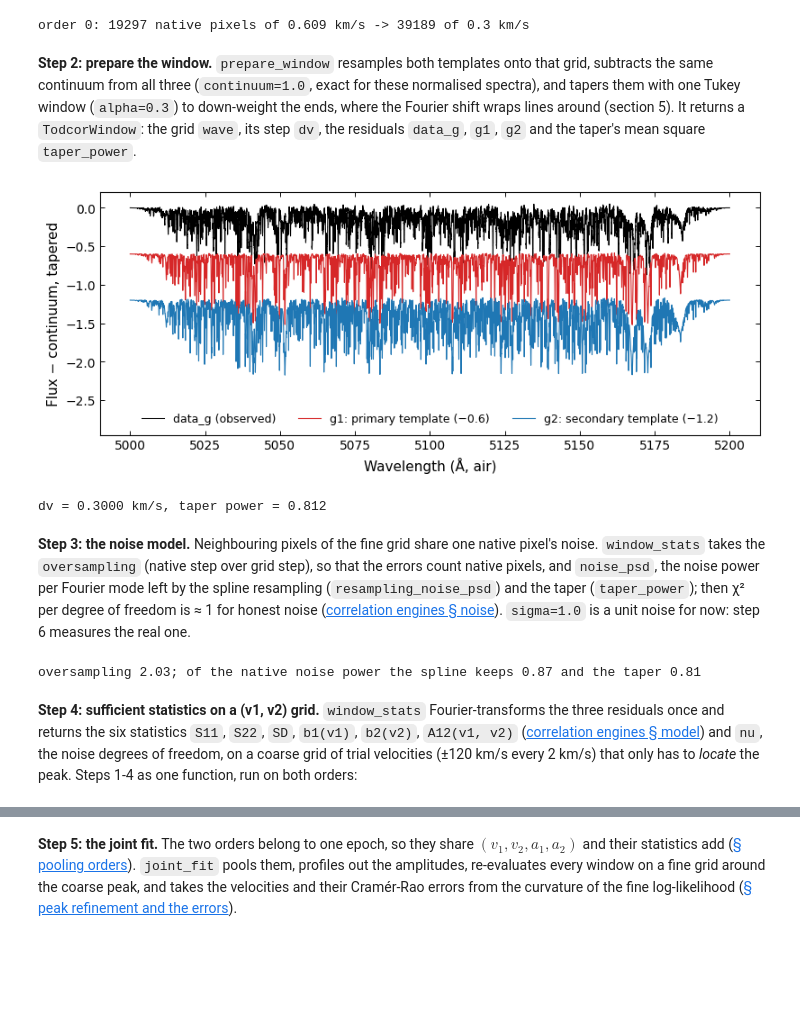
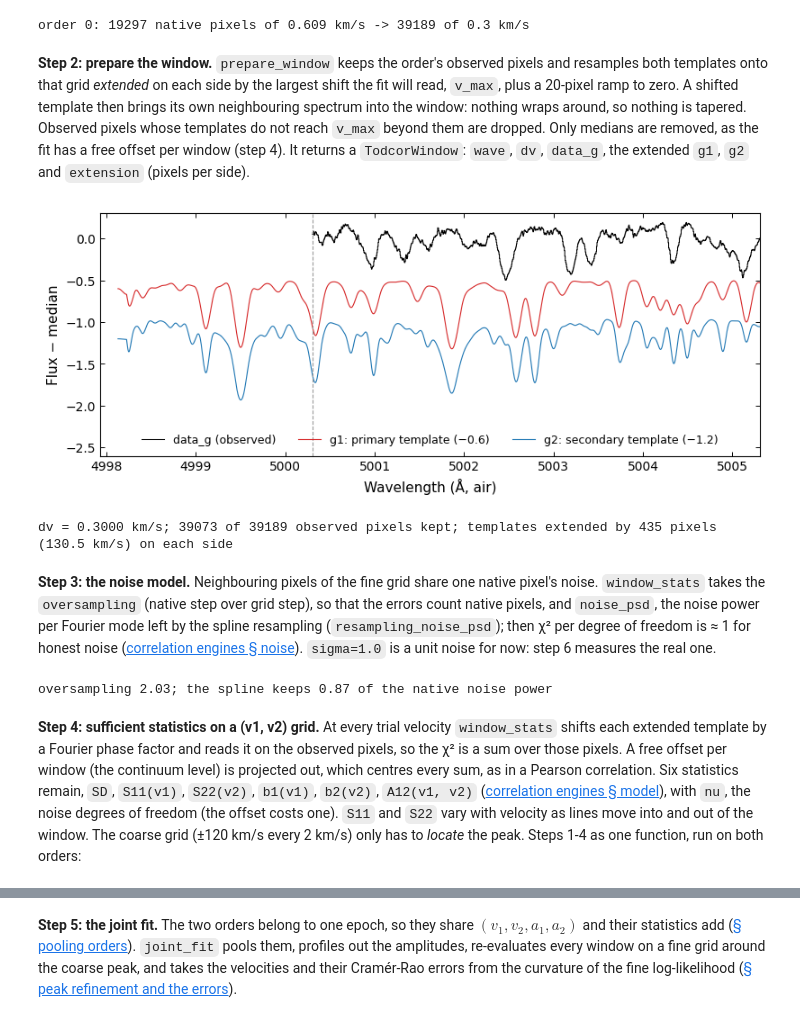
Before and after one commit to SPARTA-dev/SPARTA, a Jupyter notebook: examples/tutorials/04_todcor.ipynb, the cells around one changed output, grey strips where cells are left out. Saved outputs shown, nothing was run; the diff lists cells and outputs as text; code cells hidden in the pictures; blank space fills up the shorter version.

```diff
--- a/examples/tutorials/04_todcor.ipynb
+++ b/examples/tutorials/04_todcor.ipynb
@@ -126,53 +126,66 @@ print(f"order {o}: {wave.size} native pixels of {native:.3f} km/s -> {w_log.size
 # %% [output]
 order 0: 19297 native pixels of 0.609 km/s -> 39189 of 0.3 km/s
 # %% [markdown]
-**Step 2: prepare the window.** `prepare_window` resamples both templates onto that grid,
-subtracts the same continuum from all three (`continuum=1.0`, exact for these normalised
-spectra), and tapers them with one Tukey window (`alpha=0.3`) to down-weight the ends, where the
-Fourier shift wraps lines around (section 5). It returns a `TodcorWindow`: the grid `wave`, its
-step `dv`, the residuals `data_g`, `g1`, `g2` and the taper's mean square `taper_power`.
+**Step 2: prepare the window.** `prepare_window` keeps the order's observed pixels and
+resamples both templates onto that grid *extended* on each side by the largest shift the fit will
+read, `v_max`, plus a 20-pixel ramp to zero. A shifted template then brings its own neighbouring
+spectrum into the window: nothing wraps around, so nothing is tapered. Observed pixels whose
+templates do not reach `v_max` beyond them are dropped. Only medians are removed, as the fit has
+a free offset per window (step 4). It returns a `TodcorWindow`: `wave`, `dv`, `data_g`, the
+extended `g1`, `g2` and `extension` (pixels per side).
 # %%
-# Step 2: prepare the window (templates onto the grid, continuum removed, tapered)
-ALPHA, CONTINUUM = 0.3, 1.0
-win = prepare_window(w_log, f_log, *primary[o], *secondary[o], continuum=CONTINUUM, alpha=ALPHA)
+# Trial velocities to ±120 km/s every 2 km/s (step 4); the fine map (step 5) reaches 2 steps further
+VEL_BOUND, DVEL = 120, 2.0                                # km/s
+V_MAX = VEL_BOUND + 2 * DVEL                              # km/s, the largest shift the fit reads
+# Step 2: prepare the window (observed pixels; templates extended by V_MAX on each side)
+win = prepare_window(w_log, f_log, *primary[o], *secondary[o], v_max=V_MAX)
+# The templates' extended grid (Å), for the plot
+w_ext = extend_log_grid(win.wave, win.extension)
 
-# The three tapered residuals the fit works on (templates offset for clarity)
+# The blue end of the window: the data stop at its edge (dashed), the templates go on
 fig, ax = plt.subplots()
 plot_data(ax, win.wave, win.data_g, label="data_g (observed)")
-plot_model(ax, win.wave, win.g1 - 0.6, lw=0.8, label="g1: primary template (−0.6)")
-plot_extra(ax, win.wave, win.g2 - 1.2, lw=0.8, label="g2: secondary template (−1.2)")
+plot_model(ax, w_ext, win.g1 - 0.6, lw=0.8, label="g1: primary template (−0.6)")
+plot_extra(ax, w_ext, win.g2 - 1.2, lw=0.8, label="g2: secondary template (−1.2)")
+ax.axvline(win.wave[0], color=GREY, lw=0.8, ls="--")
+ax.set_xlim(w_ext[0] - 0.2, win.wave[0] + 5)
+ax.set_ylim(-2.6, 0.3)
 ax.set_xlabel("Wavelength (Å, air)")
-ax.set_ylim(-2.95, 0.2)
-ax.set_ylabel("Flux − continuum, tapered")
+ax.set_ylabel("Flux − median")
 ax.legend(loc="lower center", ncols=3)
 plt.show()
-print(f"dv = {win.dv:.4f} km/s, taper power = {win.taper_power:.3f}")
+print(f"dv = {win.dv:.4f} km/s; {win.wave.size} of {w_log.size} observed pixels kept; templates "
+      f"extended by {win.extension} pixels ({win.extension * win.dv:.1f} km/s) on each side")
 # %% [output]
-[figure, old version]
+[figure, new version]
-dv = 0.3000 km/s, taper power = 0.812
+dv = 0.3000 km/s; 39073 of 39189 observed pixels kept; templates extended by 435 pixels (130.5 km/s) on each side
 # %% [markdown]
 **Step 3: the noise model.** Neighbouring pixels of the fine grid share one native pixel's
 noise. `window_stats` takes the `oversampling` (native step over grid step), so that the errors
 count native pixels, and `noise_psd`, the noise power per Fourier mode left by the spline
-resampling (`resampling_noise_psd`) and the taper (`taper_power`); then χ² per degree of freedom
-is ≈ 1 for honest noise ([correlation engines § noise](../../docs/correlation_engines.md#noise-oversampling-and-n_eff)).
+resampling (`resampling_noise_psd`); then χ² per degree of freedom is ≈ 1 for honest noise
+([correlation engines § noise](../../docs/correlation_engines.md#noise-oversampling-and-n_eff)).
 `sigma=1.0` is a unit noise for now: step 6 measures the real one.
 # %%
 # Step 3: noise power per Fourier mode left by the spline resampling
 psd = resampling_noise_psd(win.wave.size, native, win.dv, native_phases(wave, win.wave, win.dv))
 # Noise-model keywords of window_stats; oversampling counts native pixels
-noise_kw = dict(sigma=1.0, zeta_max=None, oversampling=max(1.0, native / win.dv),
-                noise_psd=win.taper_power * psd, velocity_convention="cz")
+noise_kw = dict(sigma=1.0, oversampling=max(1.0, native / win.dv), noise_psd=psd,
+                velocity_convention="cz")
 # Report the oversampling and the share of native noise power that survives
-print(f"oversampling {noise_kw['oversampling']:.2f}; of the native noise power the spline keeps "
-      f"{psd.mean():.2f} and the taper {win.taper_power:.2f}")
+print(f"oversampling {noise_kw['oversampling']:.2f}; the spline keeps {psd.mean():.2f} of the "
+      "native noise power")
 # %% [output]
-oversampling 2.03; of the native noise power the spline keeps 0.87 and the taper 0.81
+oversampling 2.03; the spline keeps 0.87 of the native noise power
 # %% [markdown]
-**Step 4: sufficient statistics on a (v1, v2) grid.** `window_stats` Fourier-transforms the three
-residuals once and returns the six statistics `S11`, `S22`, `SD`, `b1(v1)`, `b2(v2)`,
-`A12(v1, v2)` ([correlation engines § model](../../docs/correlation_engines.md#model-and-sufficient-statistics)) and `nu`, the
-noise degrees of freedom, on a coarse grid of trial velocities (±120 km/s every 2 km/s) that only
-has to *locate* the peak. Steps 1-4 as one function, run on both orders:
+**Step 4: sufficient statistics on a (v1, v2) grid.** At every trial velocity `window_stats`
+shifts each extended template by a Fourier phase factor and reads it on the observed pixels, so
+the χ² is a sum over those pixels. A free offset per window (the continuum level) is projected
+out, which centres every sum, as in a Pearson correlation. Six statistics remain, `SD`,
+`S11(v1)`, `S22(v2)`, `b1(v1)`, `b2(v2)`, `A12(v1, v2)`
+([correlation engines § model](../../docs/correlation_engines.md#model-and-sufficient-statistics)), with `nu`, the noise
+degrees of freedom (the offset costs one). `S11` and `S22` vary with velocity as lines move into
+and out of the window. The coarse grid (±120 km/s every 2 km/s) only has to *locate* the peak.
+Steps 1-4 as one function, run on both orders:
 # %%
 # Step 4: coarse grid of trial velocities for both stars, ±120 km/s
```
Also changed, not shown: parts of 20 cells of this notebook, 35 other files.
